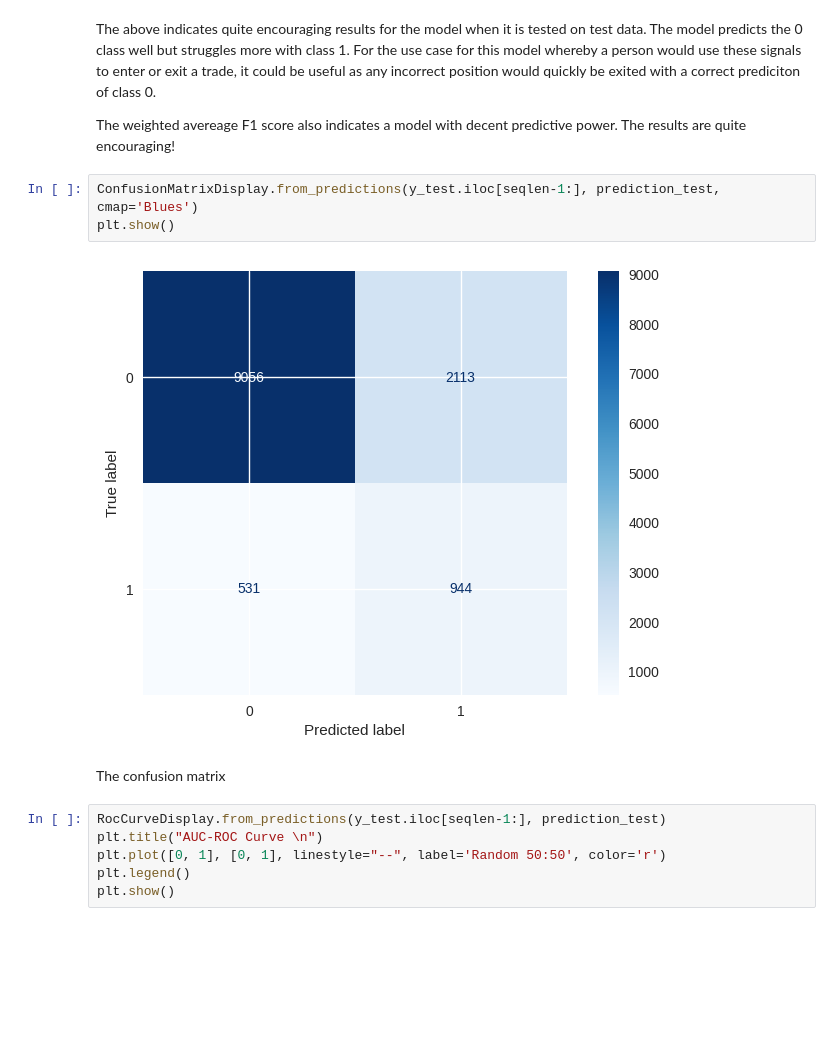
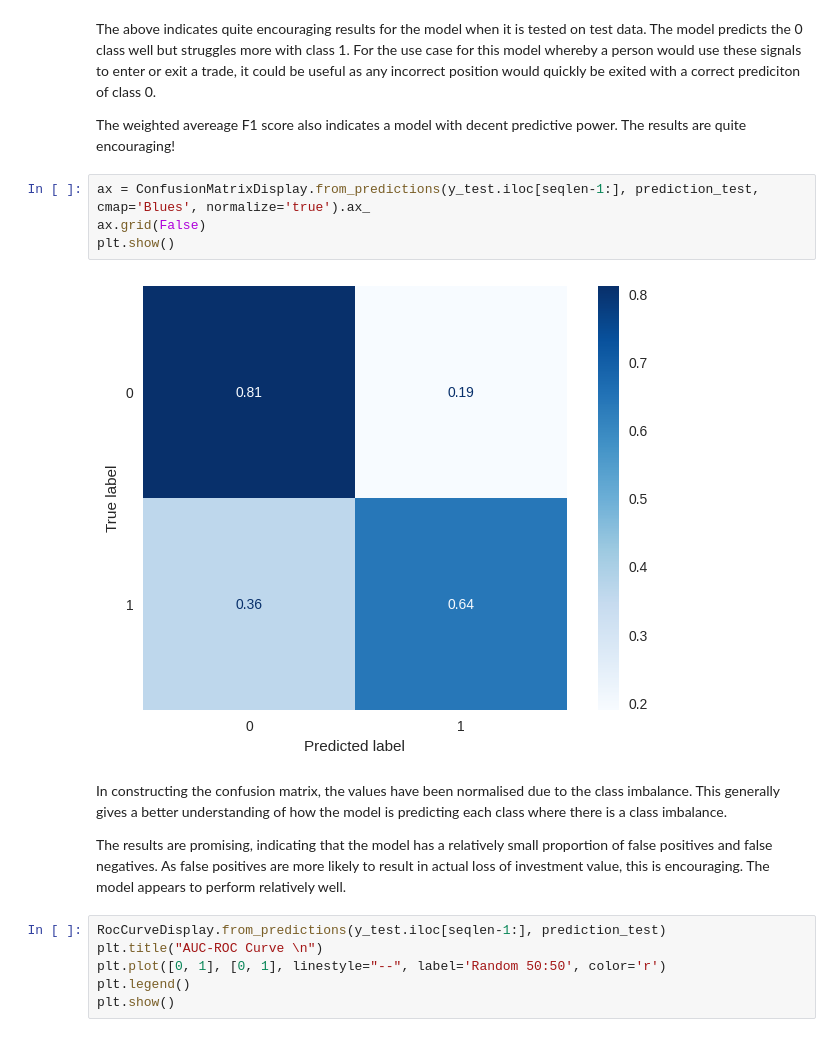
Before and after one commit to will-j-c/cqf_final_project_DL, a Jupyter notebook: report.ipynb, the cells around one changed output. Saved outputs shown, nothing was run; the diff lists cells and outputs as text; blank space fills up the shorter version.

Commit message:
feat: added write up on confusion matrix, roc curve and models

```diff
--- a/report.ipynb
+++ b/report.ipynb
@@ -556,12 +570,15 @@ The above indicates quite encouraging results for the model when it is tested on
 
 The weighted avereage F1 score also indicates a model with decent predictive power. The results are quite encouraging!
 # %%
-ConfusionMatrixDisplay.from_predictions(y_test.iloc[seqlen-1:], prediction_test, cmap='Blues')
+ax = ConfusionMatrixDisplay.from_predictions(y_test.iloc[seqlen-1:], prediction_test, cmap='Blues', normalize='true').ax_
+ax.grid(False)
 plt.show()
 # %% [output]
-[figure, old version]
+[figure, new version]
-# %% [markdown]
-The confusion matrix
+# %% [markdown]
+In constructing the confusion matrix, the values have been normalised due to the class imbalance. This generally gives a better understanding of how the model is predicting each class where there is a class imbalance.
+
+The results are promising, indicating that the model has a relatively small proportion of false positives and false negatives. As false positives are more likely to result in actual loss of investment value, this is encouraging. The model appears to perform relatively well.
 # %%
 RocCurveDisplay.from_predictions(y_test.iloc[seqlen-1:], prediction_test)
 plt.title("AUC-ROC Curve \n")
```
Also changed, not shown: parts of 5 cells of this notebook, 1 other file.
